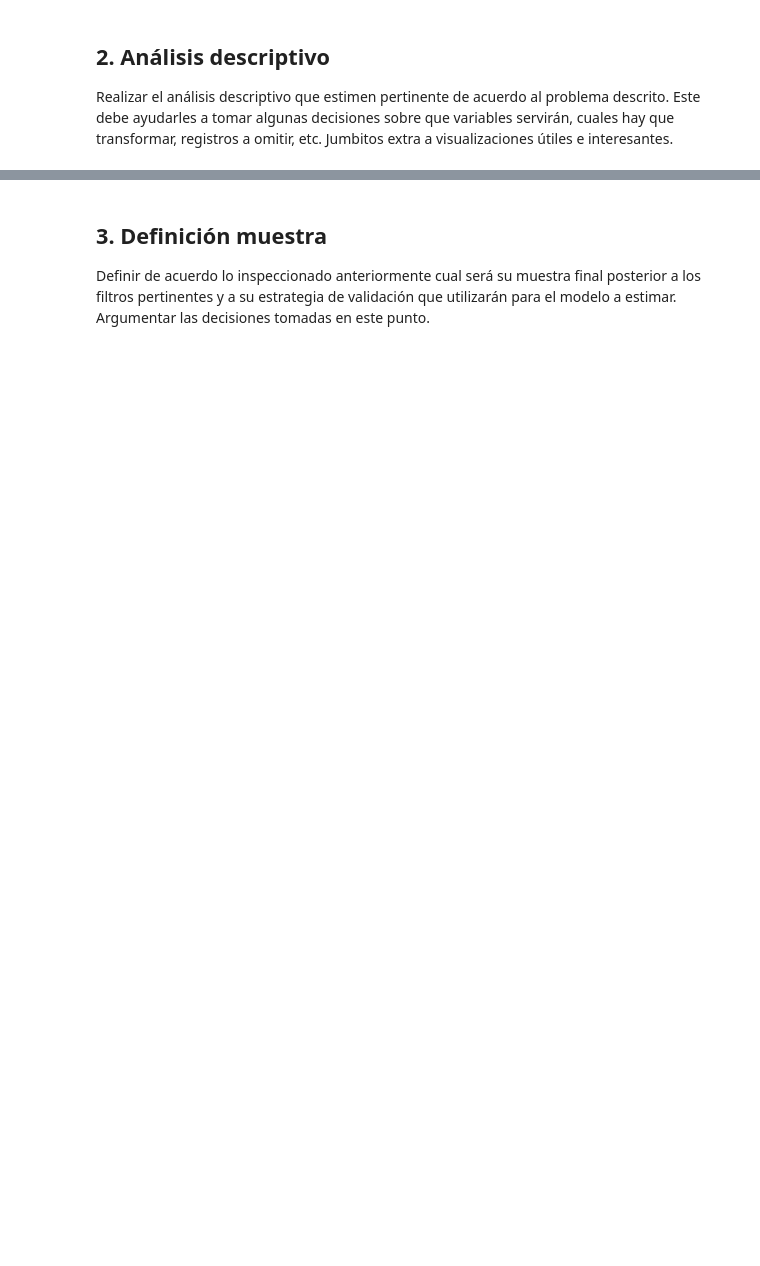
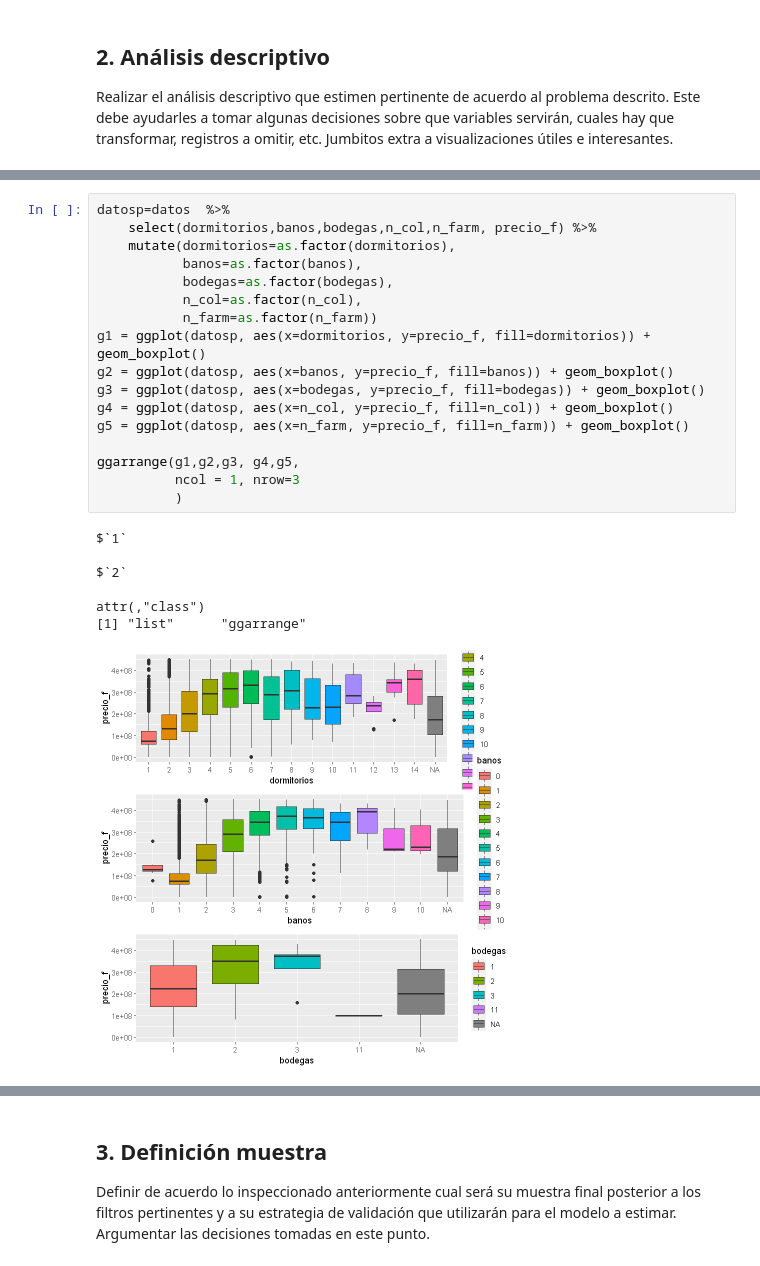
Before and after one commit to catalinavillamil/prueba_r, a Jupyter notebook: Prueba R.ipynb, the cells around one changed output, grey strips where cells are left out. Saved outputs shown, nothing was run; the diff lists cells and outputs as text; blank space fills up the shorter version.

```diff
--- a/Prueba R.ipynb
+++ b/Prueba R.ipynb
@@ -131,0 +240,25 @@ p
+# %%
+datosp=datos  %>%
+    select(dormitorios,banos,bodegas,n_col,n_farm, precio_f) %>%
+    mutate(dormitorios=as.factor(dormitorios),
+           banos=as.factor(banos),
+           bodegas=as.factor(bodegas),
+           n_col=as.factor(n_col),
+           n_farm=as.factor(n_farm))
+g1 = ggplot(datosp, aes(x=dormitorios, y=precio_f, fill=dormitorios)) + geom_boxplot()
+g2 = ggplot(datosp, aes(x=banos, y=precio_f, fill=banos)) + geom_boxplot()
+g3 = ggplot(datosp, aes(x=bodegas, y=precio_f, fill=bodegas)) + geom_boxplot()
+g4 = ggplot(datosp, aes(x=n_col, y=precio_f, fill=n_col)) + geom_boxplot()
+g5 = ggplot(datosp, aes(x=n_farm, y=precio_f, fill=n_farm)) + geom_boxplot()
+
+ggarrange(g1,g2,g3, g4,g5,
+          ncol = 1, nrow=3
+          )
+# %% [output]
+$`1`
+
+$`2`
+
+attr(,"class")
+[1] "list"      "ggarrange"
+[figure, added]
```
Also changed, not shown: parts of 43 cells of this notebook, 1 other file.
